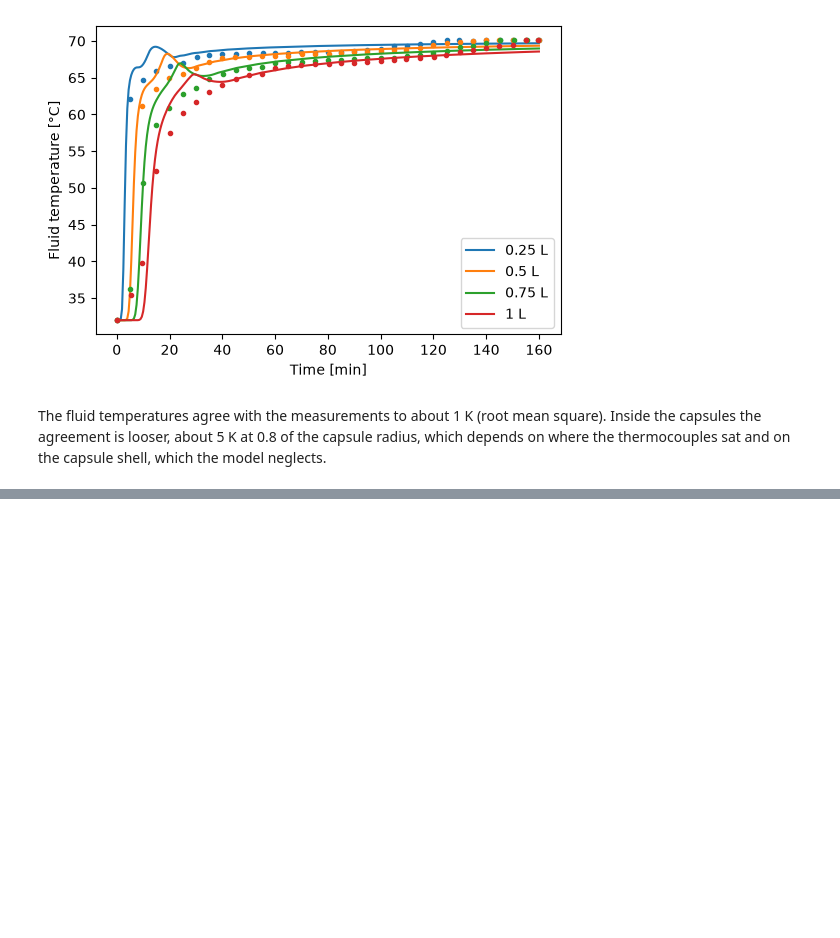
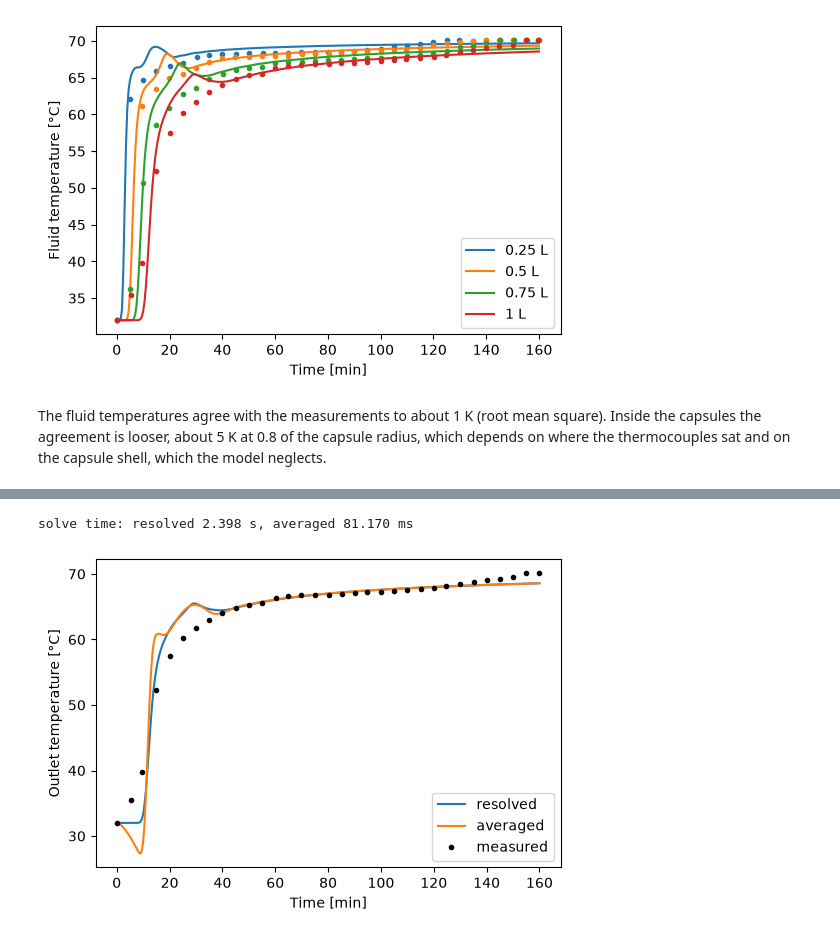
Before and after one commit to mmsg-warwick/PyTES, a Jupyter notebook: examples/packed_bed_models.ipynb, the cells around one changed output, grey strips where cells are left out. Cells and saved outputs as stored; diff of their text form; code cells hidden in the pictures; blank space fills up the shorter version.

```diff
--- a/examples/packed_bed_models.ipynb
+++ b/examples/packed_bed_models.ipynb
@@ -84,0 +95,21 @@ depends on where the thermocouples sat and on the capsule shell, which the model
+# %%
+averaged = pytes.PackedBedModel(options={"storage": "averaged"})
+averaged_solution = pybamm.Simulation(averaged).solve(
+    [0, t_end], t_interp=np.linspace(0, t_end, 321)
+)
+print(f"solve time: resolved {solution.solve_time}, averaged {averaged_solution.solve_time}")
+
+t_data, T_data = np.loadtxt(
+    "data/Nallusamy2007_HTF_1L.csv", delimiter=",", skiprows=1, unpack=True
+)
+fig, ax = plt.subplots(figsize=(6, 4))
+for sol, label in [(solution, "resolved"), (averaged_solution, "averaged")]:
+    ax.plot(sol["Time [min]"].entries, sol["Outlet temperature [degC]"].entries, label=label)
+ax.plot(t_data, T_data, "ko", markersize=3, label="measured")
+ax.set_xlabel("Time [min]")
+ax.set_ylabel("Outlet temperature [°C]")
+ax.legend()
+plt.show()
+# %% [output]
+solve time: resolved 2.398 s, averaged 81.170 ms
+[figure, added]
```
Also changed, not shown: parts of 2 cells of this notebook, 34 other files.
